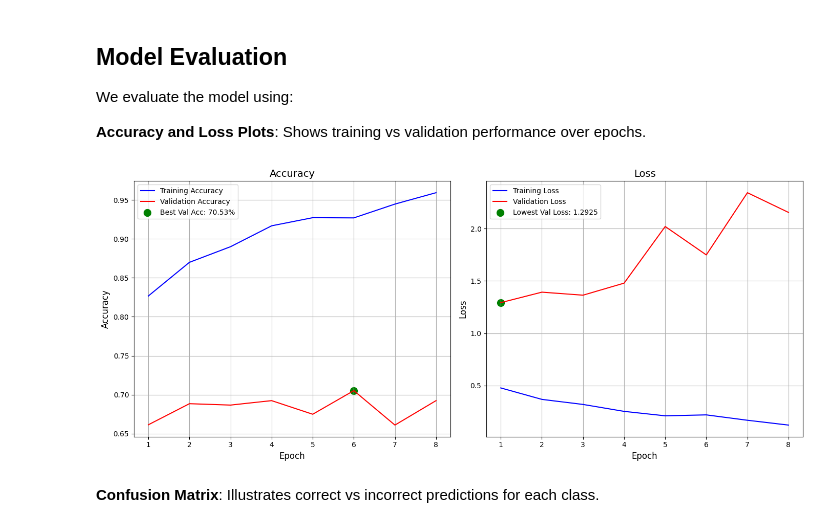
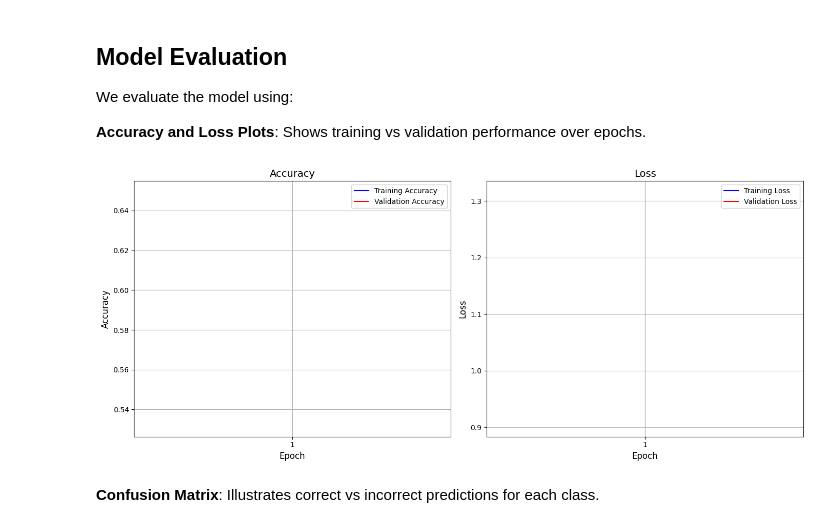
Before and after one commit to baxasd/MLCW2, a Jupyter notebook: Z22590018_MLCW2.ipynb, the cells around one changed output. Drawn from its saved outputs; the diff is of its cells as text; code cells hidden in the pictures.

Commit message:
Changed data split

```diff
--- a/Z22590018_MLCW2.ipynb
+++ b/Z22590018_MLCW2.ipynb
@@ -108,32 +112,33 @@ The `image_dataset_from_directory` utility automatically reads images from folde
 - **Image size**: Original stock image sizes are 150x150, with 3 color channels (RGB). We will be downscaling to speedup model training
 # %%
 # Assign global tensorflow seed to change randomness to predictable random number
-tf.random.set_seed(1500)
-np.random.seed(1500)
+#tf.random.set_seed(10)
+#np.random.seed(10)
+#tf.keras.utils.set_random_seed(10)
 
 # Assign corresponding directories to variables.
 train_dir = os.path.join(target_dir, "seg_train/seg_train")
+val_dir = os.path.join(target_dir, "seg_test/seg_test")
 
-train = image_dataset_from_directory(
+train_data = image_dataset_from_directory(
     train_dir,
-    validation_split=0.2,
-    subset='training',
-    seed=1500, # Assign any fixed seed to make random deterministic
     image_size=(128,128), # Downscaled
     batch_size=32, # Small batch size to speed up training to test. Increase it to 32 or 64 when training for production
     label_mode='categorical'
 )
 
-validation = image_dataset_from_directory(
-    train_dir,
-    validation_split=0.2,
-    subset='validation',
-    seed=1500, # Assign any fixed seed to make random deterministic
+val_data = image_dataset_from_directory(
+    val_dir,
     image_size=(128,128), # Downscaled
     batch_size=32, # Small batch size to speed up training to test. Increase it to 32 or 64 when training for production
-    label_mode='categorical'
+    label_mode='categorical',
+    shuffle=False
 )
 
-num_classes = len(train.class_names)
+num_classes = len(train_data.class_names)
+
+# Data Loading Pipeline for faster data fetching
+train = train_data.cache().prefetch(tf.data.AUTOTUNE)
+validation = val_data.cache().prefetch(tf.data.AUTOTUNE)
 # %% [output]
 Found 14034 files belonging to 6 classes.
@@ -181,18 +212,15 @@ model = Sequential([
     MaxPooling2D(2,2),
 
     # 3rd convolution block with 128 filters applied
-    Conv2D(128, (3,3), activation='relu'),
-    MaxPooling2D(2,2),
-
-    # Turns 2D image into 1D vector. Gets feature maps created by MaxPooling and turns it into 1D long vector
-    Flatten(),
+    Conv2D(86, (3,3), activation='relu'),
+    GlobalAveragePooling2D(),
 
     # Fully connected Layer with neurons. Decision making layer. Increase number of neurons when on large epochs
-    Dense(64, activation='relu'),
+    Dense(128, activation='relu'),
 
     # Disables given amount of neurons to prevent model overfitting
     # Uncomment below when on large neurons to drop
-    #Dropout(0.2),
+    Dropout(0.2),
 
     # Output layer. gives prediction using softmax to 6 classes (num_classes) defined above
     Dense(num_classes, activation='softmax')
@@ -245,6 +273,6 @@ metrics=['accuracy']
 history = model.fit(
 train,
 validation_data=validation,
-epochs=8
+epochs=1
 )
 # %% [output]
@@ -278,38 +291,34 @@ val_loss = history.history['val_loss']
 epochs = range(1, len(acc)+1)
 
 # Create Plot
 plt.figure(figsize=(14,6))
 
 # Accuracy
 plt.subplot(1,2,1)
 plt.plot(epochs, acc, 'b-', label='Training Accuracy')
 plt.plot(epochs, val_acc, 'r-', label='Validation Accuracy')
-plt.scatter(np.argmax(val_acc)+1, max(val_acc), color='green',
-            s=100, label=f'Best Val Acc: {max(val_acc):.2%}')
 plt.title('Accuracy', fontsize=14)
 plt.xlabel('Epoch', fontsize=12)
 plt.ylabel('Accuracy', fontsize=12)
 plt.xticks(epochs)
 plt.legend()
 plt.grid(True)
 
 # Loss
 plt.subplot(1,2,2)
 plt.plot(epochs, loss, 'b-', label='Training Loss')
 plt.plot(epochs, val_loss, 'r-', label='Validation Loss')
-plt.scatter(np.argmin(val_loss)+1, min(val_loss), color='green',
-            s=100, label=f'Lowest Val Loss: {min(val_loss):.4f}')
 plt.title('Loss', fontsize=14)
 plt.xlabel('Epoch', fontsize=12)
 plt.ylabel('Loss', fontsize=12)
 plt.xticks(epochs)
 plt.legend()
 plt.grid(True)
 
 plt.tight_layout()
 plt.show()
 # %% [output]
-[figure, old version]
+[figure, new version]
 # %% [markdown]
 **Confusion Matrix**: Illustrates correct vs incorrect predictions for each class.
 # %%
```
Also changed, not shown: parts of 7 cells of this notebook.
